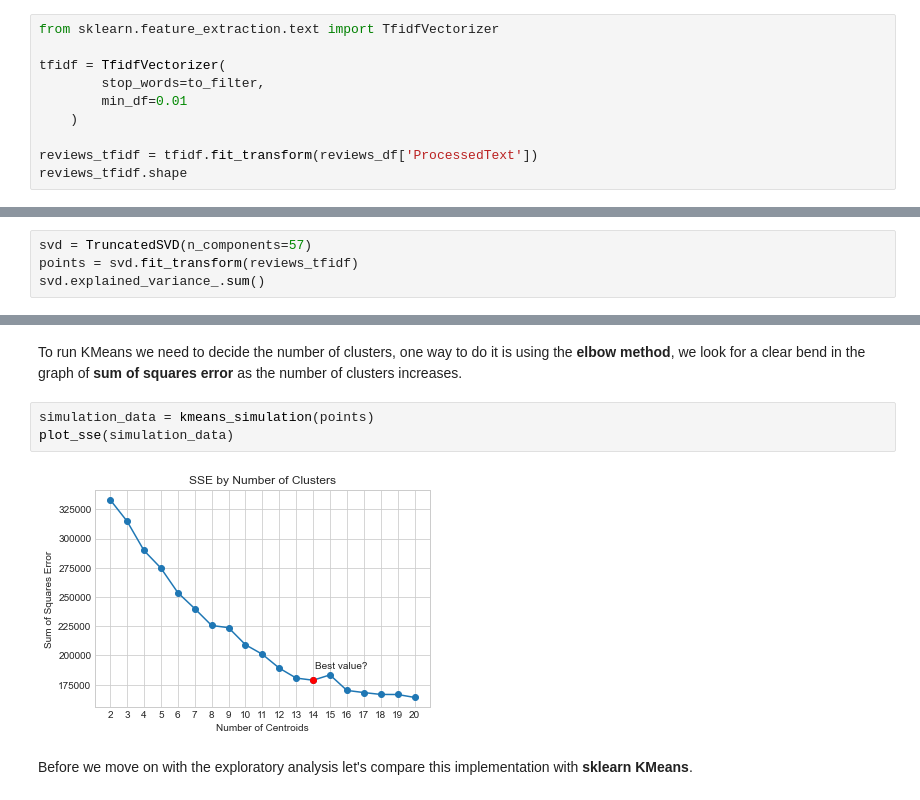
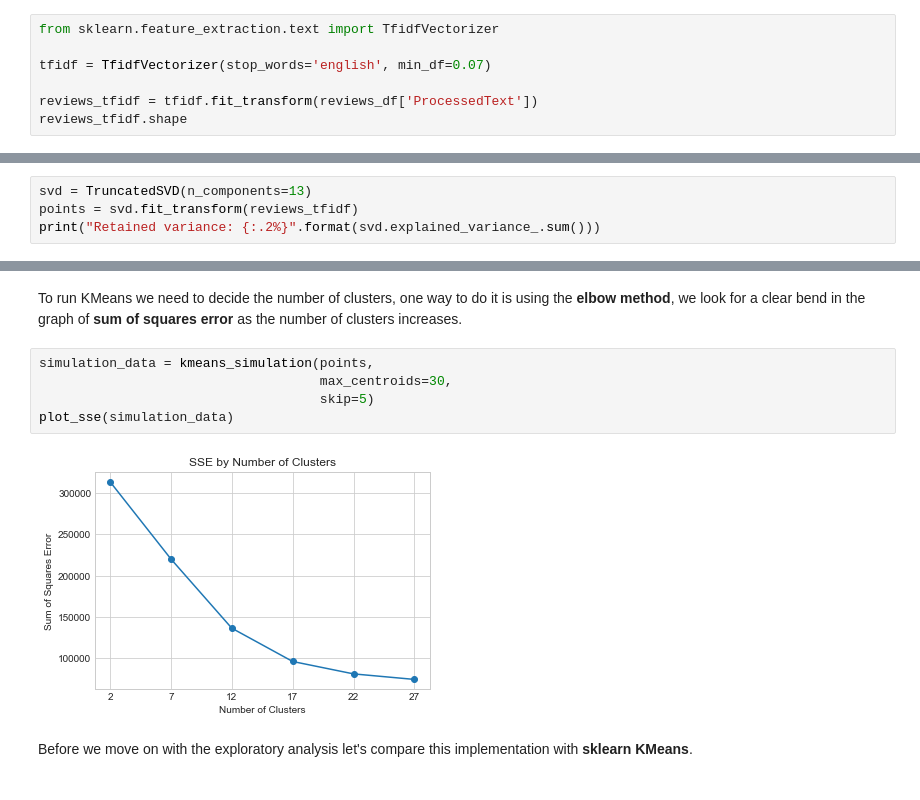
Before and after one commit to msterpa87/ADM-HW4, a Jupyter notebook: main.ipynb, the cells around one changed output, grey strips where cells are left out. Cells and saved outputs as stored; diff of their text form.

```diff
--- a/main.ipynb
+++ b/main.ipynb
@@ -104,10 +104,7 @@ The `min_df` and `max_df` parameters have been used to filter out words that are
 # %%
 from sklearn.feature_extraction.text import TfidfVectorizer
 
-tfidf = TfidfVectorizer(
-        stop_words=to_filter,
-        min_df=0.01
-    )
+tfidf = TfidfVectorizer(stop_words='english', min_df=0.07)
 
 reviews_tfidf = tfidf.fit_transform(reviews_df['ProcessedText'])
 reviews_tfidf.shape
@@ -124,5 +121,5 @@ With 57 components we achieve the targeted variance.
 # %%
-svd = TruncatedSVD(n_components=57)
+svd = TruncatedSVD(n_components=13)
 points = svd.fit_transform(reviews_tfidf)
-svd.explained_variance_.sum()
+print("Retained variance: {:.2%}".format(svd.explained_variance_.sum()))
 # %% [output]
@@ -130,10 +127,12 @@ svd.explained_variance_.sum()
 # %% [markdown]
 To run KMeans we need to decide the number of clusters, one way to do it is using the **elbow method**, we look for a clear bend in the graph of **sum of squares error** as the number of clusters increases.
 # %%
-simulation_data = kmeans_simulation(points)
+simulation_data = kmeans_simulation(points,
+                                    max_centroids=30,
+                                    skip=5)
 plot_sse(simulation_data)
 # %% [output]
-[figure, old version]
+[figure, new version]
 # %% [markdown]
 Before we move on with the exploratory analysis let's compare this implementation with **sklearn KMeans**.
 # %%
```
Also changed, not shown: parts of 12 cells of this notebook, 3 other files.
